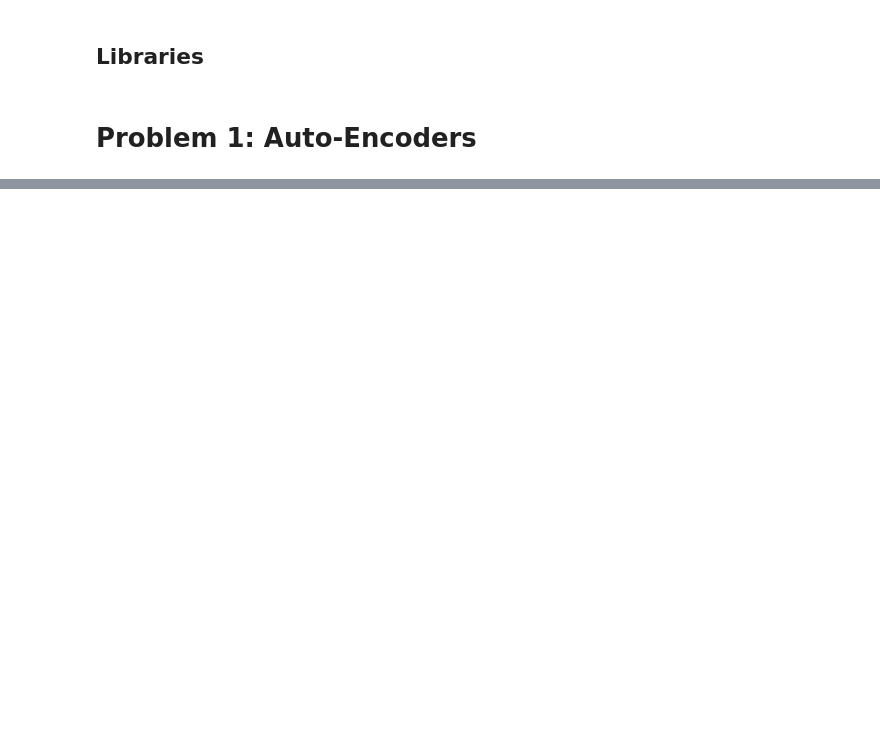
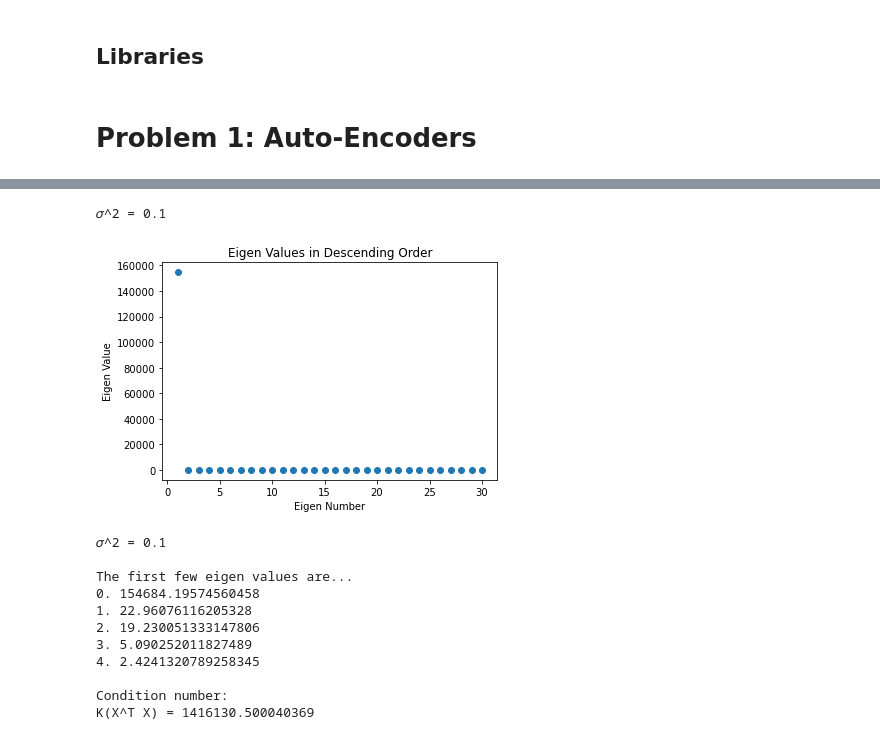
Before and after one commit to hgropper/Unsupervised-Learning, a Jupyter notebook: Auto-encoder.ipynb, the cells around one changed output, grey strips where cells are left out. Saved outputs shown, nothing was run; the diff lists cells and outputs as text; code cells hidden in the pictures; blank space fills up the shorter version.

```diff
--- a/Auto-encoder.ipynb
+++ b/Auto-encoder.ipynb
@@ -303,0 +350,19 @@ run_experiment(x_train, num_hidden_layers = HIDDEN_NODES, trials = 10000)
+# %%
+for sigma in [0.25,0.75,1.25,1.75]:
+
+    loss = [] # to hold the loss values for each K
+    # using the same data set for each K
+    x_train = generate_train_data_set(sigma = sigma)
+
+    for K in list(range(1,30+1)):
+        loss.append(run_experiment(x_train, num_hidden_nodes = K, trials = 1000))
+
+    # plotting
+    plt.title("1000 Epochs + sigma^2 = " + str(sigma))
+    plt.xlabel("Number of Hidden Nodes")
+    plt.ylabel("Loss")
+    plt.plot(range(1,30+1),loss)
+    plt.show()
+
+    # printing some results
+    print("Average loss (𝜎^2 = " + str(sigma) + "): " + str(np.mean([x for x in loss if x != np.nan])))
@@ -303,0 +435,17 @@ run_experiment(x_train, num_hidden_layers = HIDDEN_NODES, trials = 10000)
+# %%
+# running one PCA experiment with no noise
+PCA_experiement(sigma = 0.1)
+# %% [output]
+𝜎^2 = 0.1
+[figure, added]
+𝜎^2 = 0.1
+
+The first few eigen values are...
+0. 154684.19574560458
+1. 22.96076116205328
+2. 19.230051333147806
+3. 5.090252011827489
+4. 2.4241320789258345
+
+Condition number:
+K(X^T X) = 1416130.500040369
```
Also changed, not shown: parts of 45 cells of this notebook.
